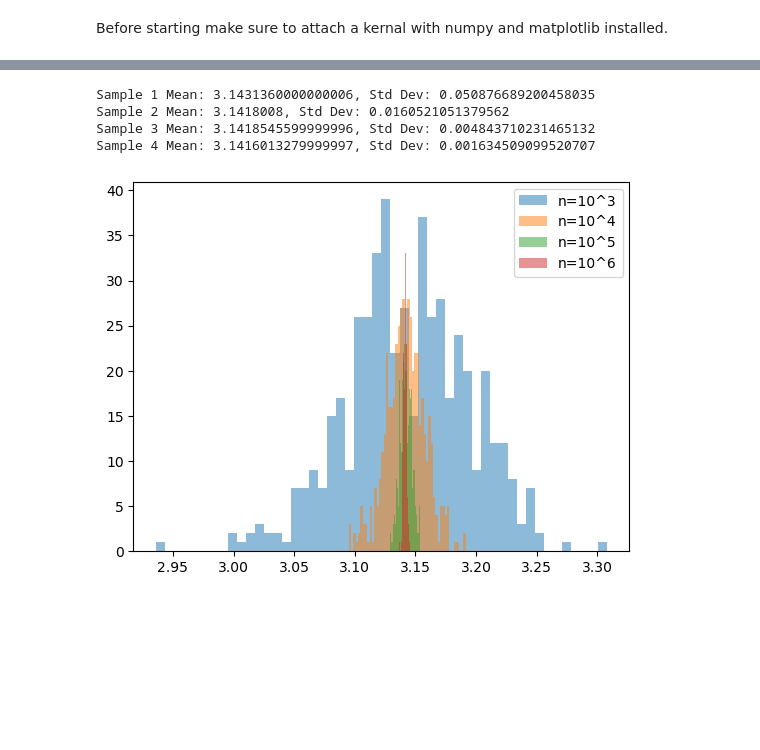
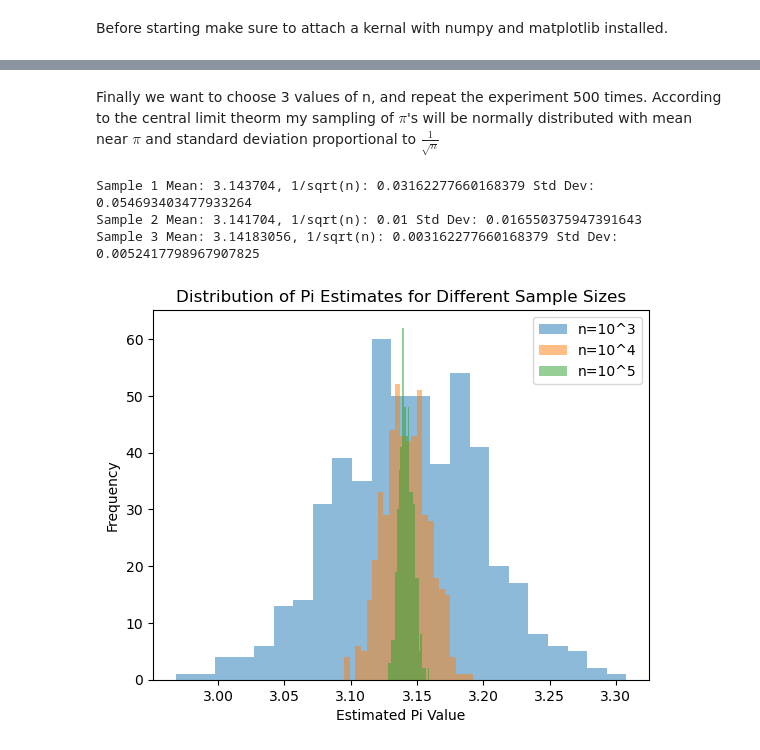
Before and after one commit to BrockBadeaux14/MonteCarloMethodProject, a Jupyter notebook: notebooks/badeaux_brock.ipynb, the cells around one changed output, grey strips where cells are left out. Drawn from its saved outputs; the diff is of its cells as text; code cells hidden in the pictures; blank space fills up the shorter version.

```diff
--- a/notebooks/badeaux_brock.ipynb
+++ b/notebooks/badeaux_brock.ipynb
@@ -23,11 +24,12 @@ $\pi \approx \frac{4 * r}{n}$
 #Monte Carlo pi estimator
 def estimate_pi(n):
     #Create random points within unit square
-    x = np.random.uniform(-1,1,n)
-    y = np.random.uniform(-1,1,n)
+    x = np.random.uniform(0,1,n)
+    y = np.random.uniform(0,1,n)
 
     #Get sum of all points where the distance from center
     # is less than 1 (inside unit circle)
     r = np.sum(np.sqrt((x)**2+(y)**2)<1)
 
+
     return 4 * r / n
@@ -69,3 +130,5 @@ plt.show()
+# %% [markdown]
+Finally we want to choose 3 values of n, and repeat the experiment 500 times. According to the central limit theorm my sampling of  $\pi$'s will be normally distributed with mean near $\pi$ and standard deviation proportional to $\frac{1}{\sqrt{n}}$
 # %%
 def RSamplesOfPi(r, n):
     rOfN = np.zeros((r,))
@@ -75,24 +138,27 @@ def RSamplesOfPi(r, n):
 # %%
 
 sample1 = np.array(RSamplesOfPi(500,10**3))
 sample2 = np.array(RSamplesOfPi(500,10**4))
 sample3 = np.array(RSamplesOfPi(500,10**5))
-sample4 = np.array(RSamplesOfPi(500,10**6))
 
-print(f"Sample 1 Mean: {np.mean(sample1)}, Std Dev: {np.std(sample1)}")
-print(f"Sample 2 Mean: {np.mean(sample2)}, Std Dev: {np.std(sample2)}")
-print(f"Sample 3 Mean: {np.mean(sample3)}, Std Dev: {np.std(sample3)}")
-print(f"Sample 4 Mean: {np.mean(sample4)}, Std Dev: {np.std(sample4)}")
 
-plt.hist(sample1, bins=50, alpha=0.5, label='n=10^3')
-plt.hist(sample2, bins=50, alpha=0.5, label='n=10^4')
-plt.hist(sample3, bins=50, alpha=0.5, label='n=10^5')
-plt.hist(sample4, bins=50, alpha=0.5, label='n=10^6')
+
+print(f"Sample 1 Mean: {np.mean(sample1)}, 1/sqrt(n): {1/np.sqrt(10**3)} Std Dev: {np.std(sample1)}")
+print(f"Sample 2 Mean: {np.mean(sample2)}, 1/sqrt(n): {1/np.sqrt(10**4)} Std Dev: {np.std(sample2)}")
+print(f"Sample 3 Mean: {np.mean(sample3)}, 1/sqrt(n): {1/np.sqrt(10**5)} Std Dev: {np.std(sample3)}")
+
+plt.hist(sample1, bins=23, alpha=0.5, label='n=10^3')
+plt.hist(sample2, bins=23, alpha=0.5, label='n=10^4')
+plt.hist(sample3, bins=23, alpha=0.5, label='n=10^5')
+
+#plt.axvline(x=pi, color='r', linestyle='--', label='Actual Pi')
+plt.xlabel('Estimated Pi Value')
+plt.ylabel('Frequency')
+plt.title('Distribution of Pi Estimates for Different Sample Sizes')
 plt.legend()
 plt.show()
 # %% [output]
-Sample 1 Mean: 3.1431360000000006, Std Dev: 0.050876689200458035
-Sample 2 Mean: 3.1418008, Std Dev: 0.0160521051379562
-Sample 3 Mean: 3.1418545599999996, Std Dev: 0.004843710231465132
-Sample 4 Mean: 3.1416013279999997, Std Dev: 0.001634509099520707
+Sample 1 Mean: 3.143704, 1/sqrt(n): 0.03162277660168379 Std Dev: 0.054693403477933264
+Sample 2 Mean: 3.141704, 1/sqrt(n): 0.01 Std Dev: 0.016550375947391643
+Sample 3 Mean: 3.14183056, 1/sqrt(n): 0.003162277660168379 Std Dev: 0.0052417798967907825
-[figure, old version]
+[figure, new version]
```
Also changed, not shown: parts of 14 cells of this notebook, 2 other files.
